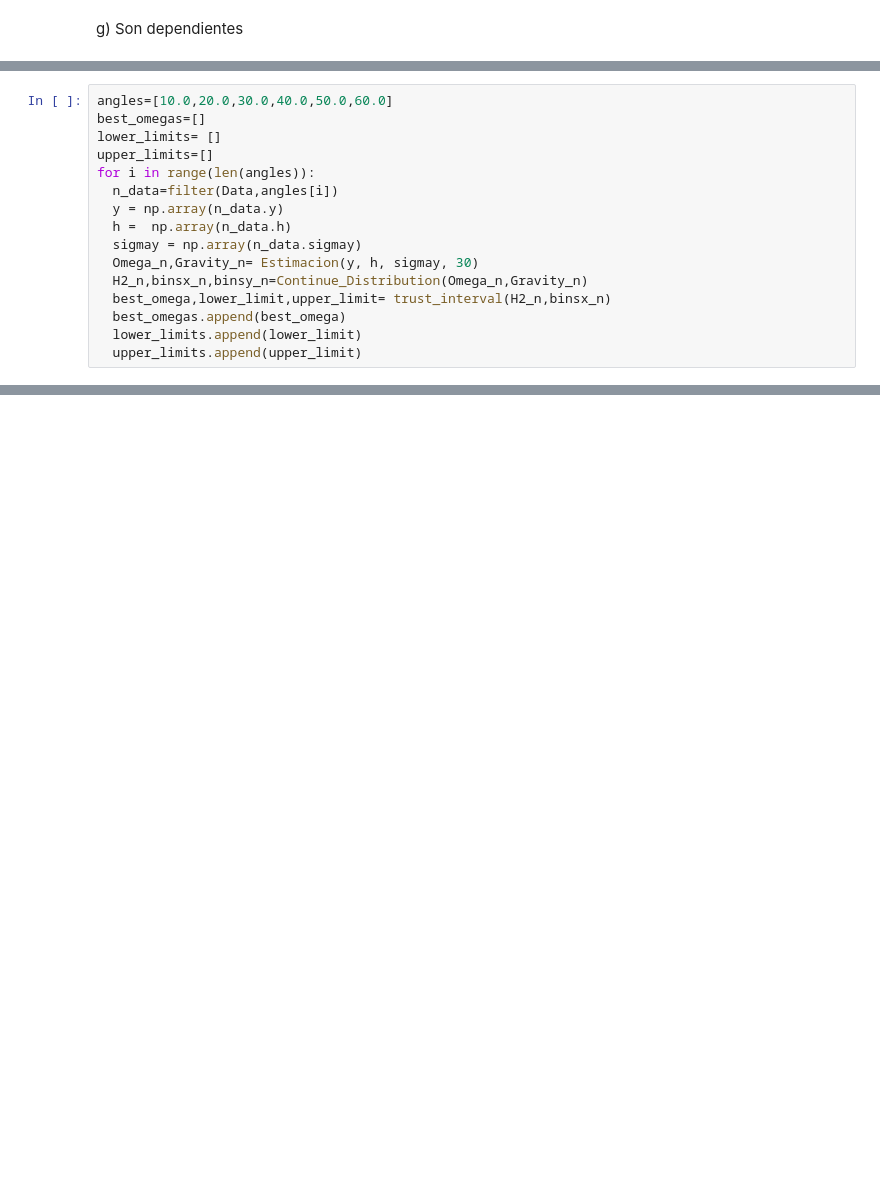
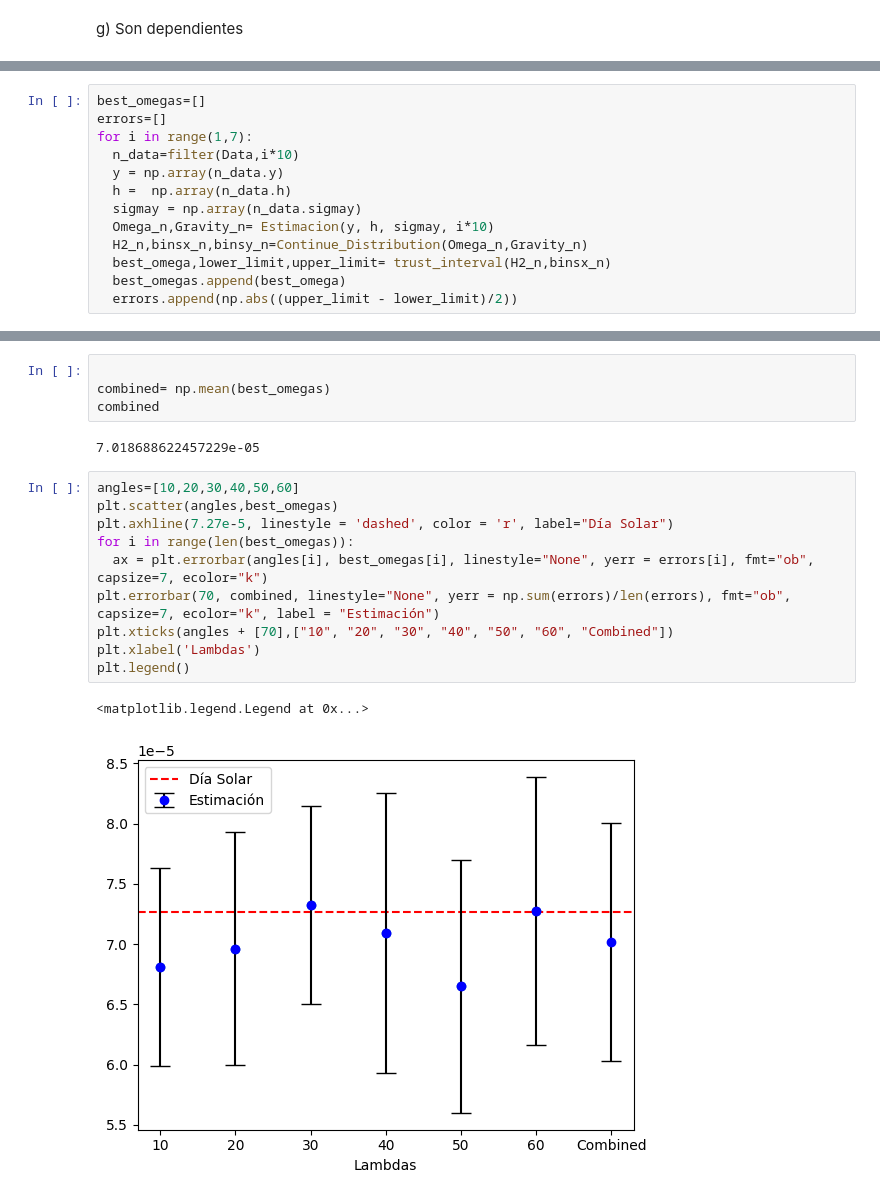
Before and after one commit to Sebaspm05/Metodos1_JuanSebastianPabon-KarenPolo, a Jupyter notebook: Parcial 4/Parcial4_MetodosComputacionales.ipynb, the cells around one changed output, grey strips where cells are left out. Drawn from its saved outputs; the diff is of its cells as text; blank space fills up the shorter version.

```diff
--- a/Parcial 4/Parcial4_MetodosComputacionales.ipynb
+++ b/Parcial 4/Parcial4_MetodosComputacionales.ipynb
@@ -154,18 +154,15 @@ El intervalo de confianza al 68% para lamda = 30 es 5.831985300782861e-05 y 6.91
 # %%
-angles=[10.0,20.0,30.0,40.0,50.0,60.0]
 best_omegas=[]
-lower_limits= []
-upper_limits=[]
-for i in range(len(angles)):
-  n_data=filter(Data,angles[i])
+errors=[]
+for i in range(1,7):
+  n_data=filter(Data,i*10)
   y = np.array(n_data.y)
   h =  np.array(n_data.h)
   sigmay = np.array(n_data.sigmay)
-  Omega_n,Gravity_n= Estimacion(y, h, sigmay, 30)
+  Omega_n,Gravity_n= Estimacion(y, h, sigmay, i*10)
   H2_n,binsx_n,binsy_n=Continue_Distribution(Omega_n,Gravity_n)
   best_omega,lower_limit,upper_limit= trust_interval(H2_n,binsx_n)
   best_omegas.append(best_omega)
-  lower_limits.append(lower_limit)
-  upper_limits.append(upper_limit)
+  errors.append(np.abs((upper_limit - lower_limit)/2))
 # %% [output]
 Se han truncado las últimas 5000 líneas del flujo de salida.
@@ -202,0 +194,19 @@ best_omegas
+# %%
+
+combined= np.mean(best_omegas)
+combined
+# %% [output]
+7.018688622457229e-05
+# %%
+angles=[10,20,30,40,50,60]
+plt.scatter(angles,best_omegas)
+plt.axhline(7.27e-5, linestyle = 'dashed', color = 'r', label="Día Solar")
+for i in range(len(best_omegas)):
+  ax = plt.errorbar(angles[i], best_omegas[i], linestyle="None", yerr = errors[i], fmt="ob", capsize=7, ecolor="k")
+plt.errorbar(70, combined, linestyle="None", yerr = np.sum(errors)/len(errors), fmt="ob", capsize=7, ecolor="k", label = "Estimación")
+plt.xticks(angles + [70],["10", "20", "30", "40", "50", "60", "Combined"])
+plt.xlabel('Lambdas')
+plt.legend()
+# %% [output]
+<matplotlib.legend.Legend at 0x...>
+[figure, added]
```
Also changed, not shown: parts of 12 cells of this notebook.
